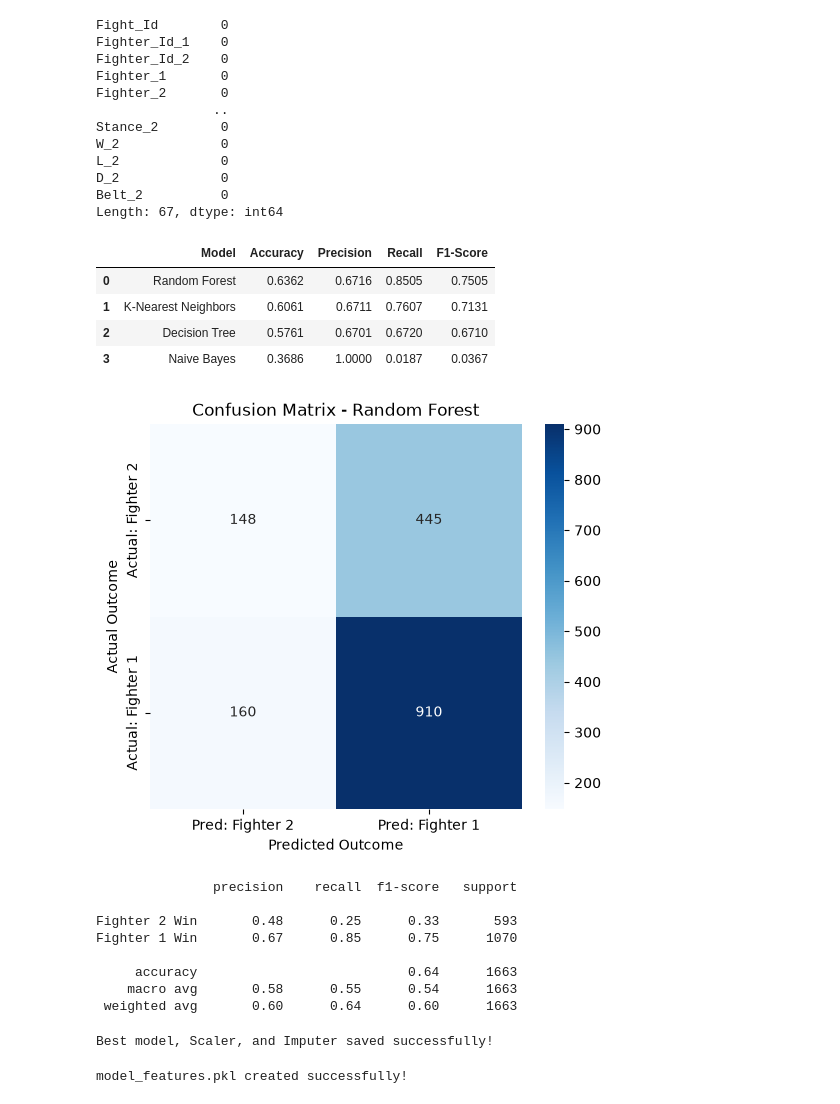
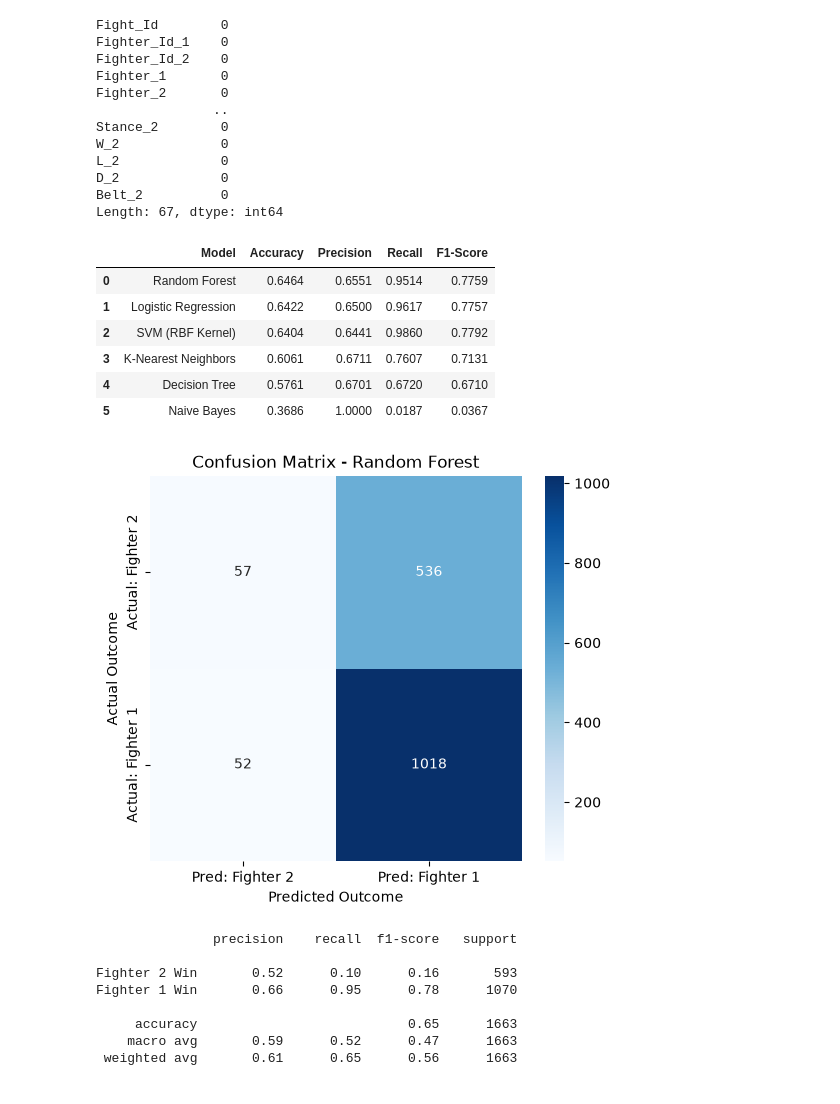
Before and after one commit to OsamaZuair-Ai/ufc-fight-predictor, a Jupyter notebook: ufc_classification_model.ipynb, the cells around one changed output. Saved outputs shown, nothing was run; the diff lists cells and outputs as text; code cells hidden in the pictures.

```diff
--- a/ufc_classification_model.ipynb
+++ b/ufc_classification_model.ipynb
@@ -107,39 +109,43 @@ Belt_2          0
 Length: 67, dtype: int64
 # %%
 models = {
-    'Random Forest': RandomForestClassifier(n_estimators=100, random_state=42),
+    'Random Forest': RandomForestClassifier(n_estimators=100, max_depth=12, min_samples_split=5, random_state=42),
+    'Logistic Regression': LogisticRegression(random_state=42),
+    'SVM (RBF Kernel)': SVC(probability=True, random_state=42), # probability=True لحساب الاحتمالات لاحقاً
     'Decision Tree': DecisionTreeClassifier(random_state=42),
     'K-Nearest Neighbors': KNeighborsClassifier(),
     'Naive Bayes': GaussianNB()
 }
 
 results = []
 trained_models = {}
 
 for name, model in models.items():
     model.fit(X_train_clean, y_train)
     trained_models[name] = model
     y_pred = model.predict(X_test_clean)
 
     results.append({
         'Model': name,
         'Accuracy': round(accuracy_score(y_test, y_pred), 4),
         'Precision': round(precision_score(y_test, y_pred, zero_division=0), 4),
         'Recall': round(recall_score(y_test, y_pred, zero_division=0), 4),
         'F1-Score': round(f1_score(y_test, y_pred, zero_division=0), 4)
     })
 
 results_df = pd.DataFrame(results).sort_values(by='Accuracy', ascending=False).reset_index(drop=True)
 
 best_model = trained_models['Random Forest']
 
 results_df
 # %% [output]
 |  | Model | Accuracy | Precision | Recall | F1-Score |
-| 0 | Random Forest | 0.6362 | 0.6716 | 0.8505 | 0.7505 |
-| 1 | K-Nearest Neighbors | 0.6061 | 0.6711 | 0.7607 | 0.7131 |
-| 2 | Decision Tree | 0.5761 | 0.6701 | 0.6720 | 0.6710 |
-| 3 | Naive Bayes | 0.3686 | 1.0000 | 0.0187 | 0.0367 |
+| 0 | Random Forest | 0.6464 | 0.6551 | 0.9514 | 0.7759 |
+| 1 | Logistic Regression | 0.6422 | 0.6500 | 0.9617 | 0.7757 |
+| 2 | SVM (RBF Kernel) | 0.6404 | 0.6441 | 0.9860 | 0.7792 |
+| 3 | K-Nearest Neighbors | 0.6061 | 0.6711 | 0.7607 | 0.7131 |
+| 4 | Decision Tree | 0.5761 | 0.6701 | 0.6720 | 0.6710 |
+| 5 | Naive Bayes | 0.3686 | 1.0000 | 0.0187 | 0.0367 |
 # %%
 y_pred = best_model.predict(X_test_clean)
 cm = confusion_matrix(y_test, y_pred)
@@ -155,28 +161,12 @@ plt.show()
 
 print(classification_report(y_test, y_pred, target_names=['Fighter 2 Win', 'Fighter 1 Win']))
 # %% [output]
-[figure, old version]
+[figure, new version]
                precision    recall  f1-score   support
 
-Fighter 2 Win       0.48      0.25      0.33       593
-Fighter 1 Win       0.67      0.85      0.75      1070
+Fighter 2 Win       0.52      0.10      0.16       593
+Fighter 1 Win       0.66      0.95      0.78      1070
 
-     accuracy                           0.64      1663
-    macro avg       0.58      0.55      0.54      1663
- weighted avg       0.60      0.64      0.60      1663
+     accuracy                           0.65      1663
+    macro avg       0.59      0.52      0.47      1663
+ weighted avg       0.61      0.65      0.56      1663
-# %%
-joblib.dump(best_model, 'ufc_rf_model.pkl')
-joblib.dump(scaler, 'ufc_scaler.pkl')
-joblib.dump(imputer, 'ufc_imputer.pkl')
-
-print("Best model, Scaler, and Imputer saved successfully!")
-# %% [output]
-Best model, Scaler, and Imputer saved successfully!
-# %%
-
-feature_names = list(X.columns)
-joblib.dump(feature_names, 'model_features.pkl')
-
-print("model_features.pkl created successfully!")
-# %% [output]
-model_features.pkl created successfully!
```
Also changed, not shown: parts of 3 cells of this notebook, 1 other file.
